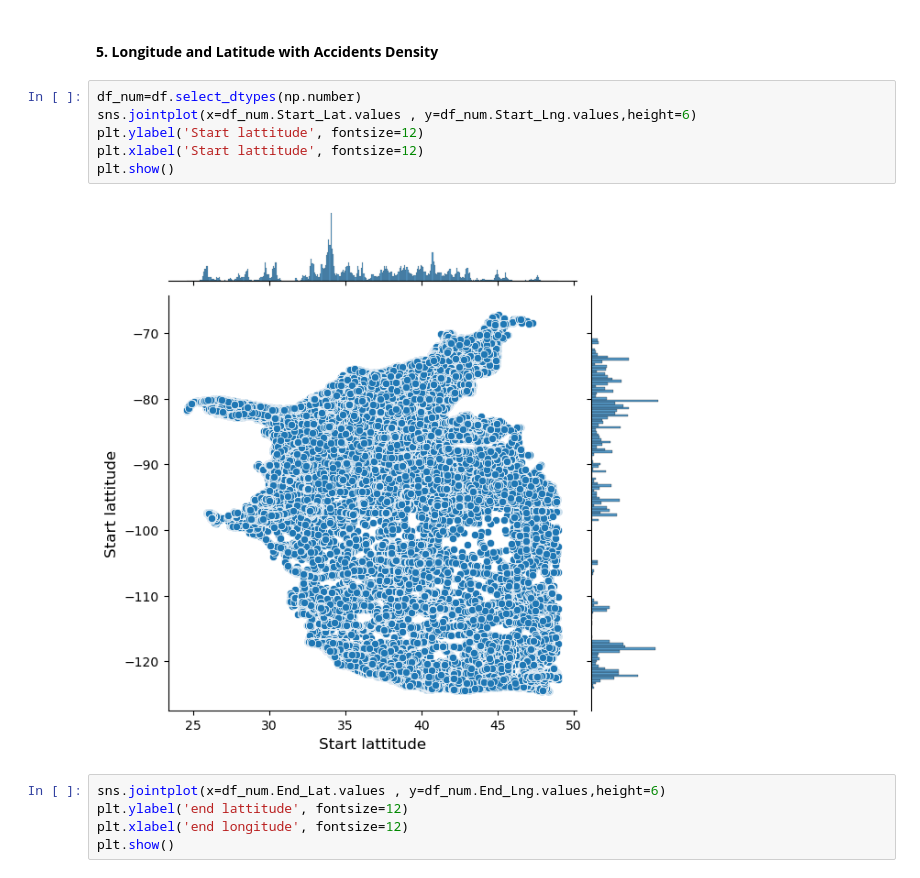
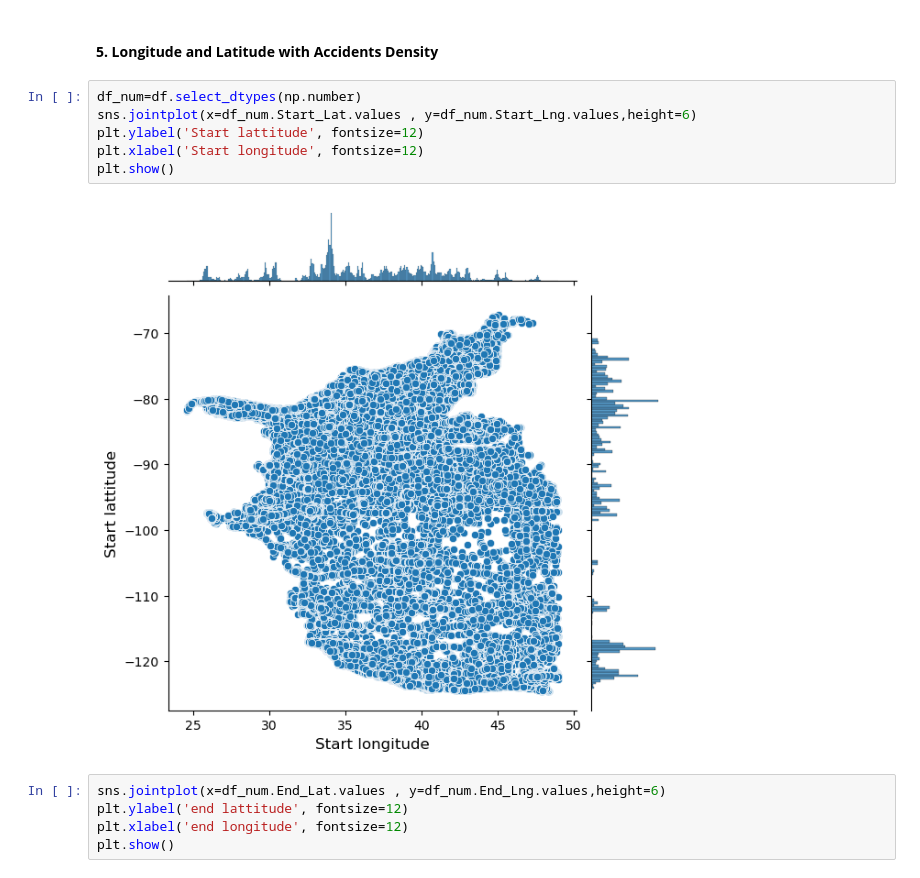
Before and after one commit to aatmaja2514/PRODIGY_DS_05, a Jupyter notebook: task-5-us-accident-analysis.ipynb, the cells around one changed output. Drawn from its saved outputs; the diff is of its cells as text.

```diff
--- a/task-5-us-accident-analysis.ipynb
+++ b/task-5-us-accident-analysis.ipynb
@@ -516,11 +516,11 @@ Majority of the accidents have taken place between 10 degree to 30 degree celciu
 # %%
 df_num=df.select_dtypes(np.number)
 sns.jointplot(x=df_num.Start_Lat.values , y=df_num.Start_Lng.values,height=6)
 plt.ylabel('Start lattitude', fontsize=12)
-plt.xlabel('Start lattitude', fontsize=12)
+plt.xlabel('Start longitude', fontsize=12)
 plt.show()
 # %% [output]
-[figure, old version]
+[figure, new version]
 # %%
 sns.jointplot(x=df_num.End_Lat.values , y=df_num.End_Lng.values,height=6)
 plt.ylabel('end lattitude', fontsize=12)
```
Also changed, not shown: parts of 4 cells of this notebook.
